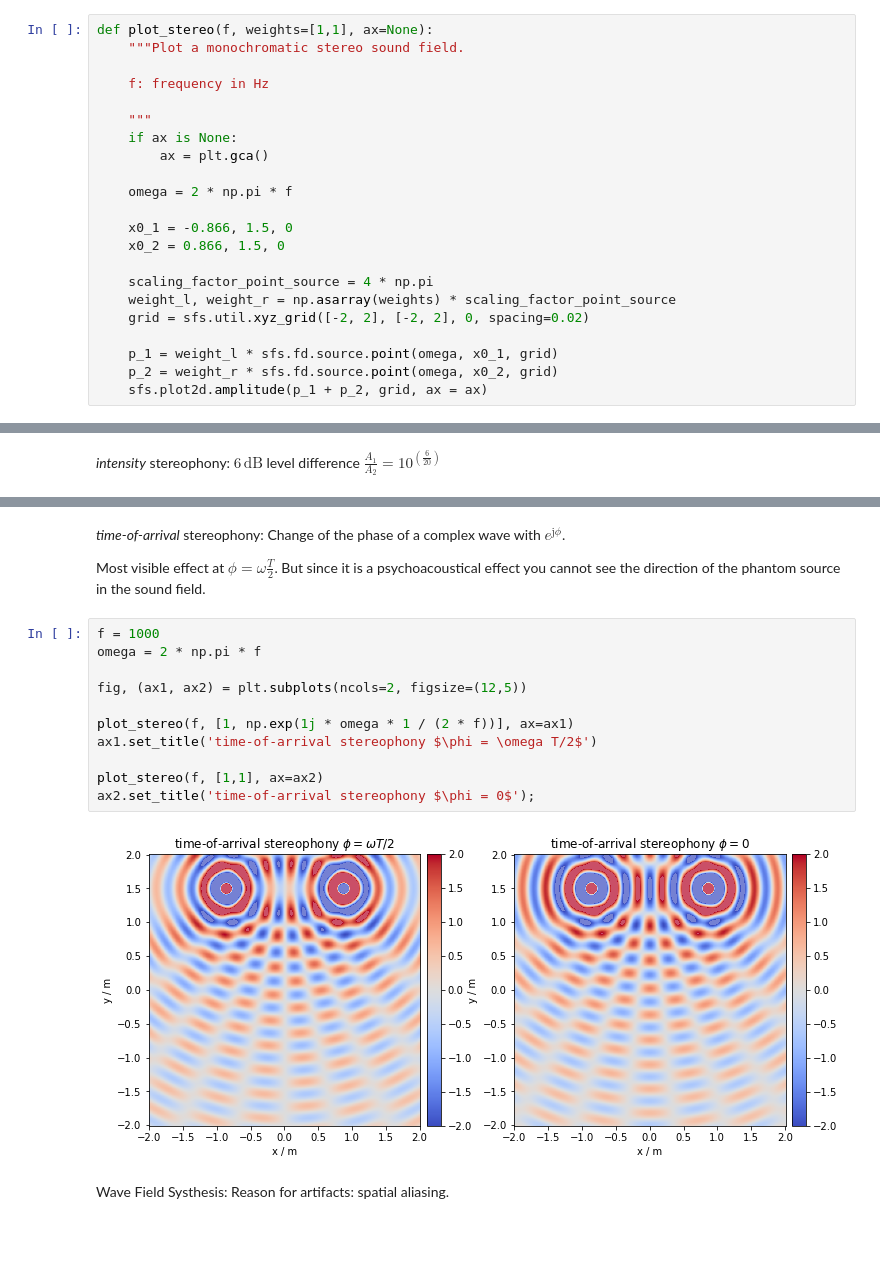
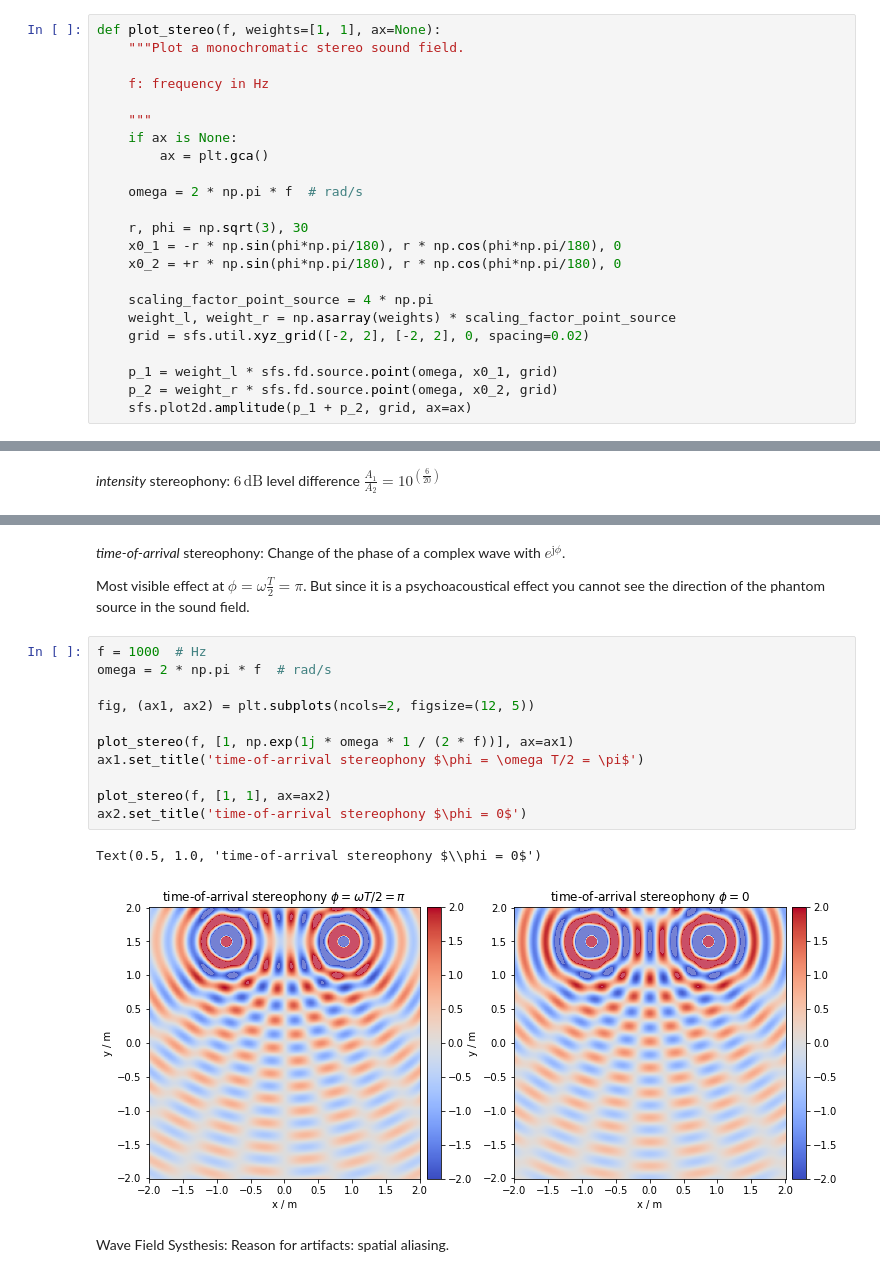
Before and after one commit to spatialaudio/communication-acoustics-exercises, a Jupyter notebook: reproduction-solutions.ipynb, the cells around one changed output, grey strips where cells are left out. Cells and saved outputs as stored; diff of their text form; blank space fills up the shorter version.

```diff
--- a/reproduction-solutions.ipynb
+++ b/reproduction-solutions.ipynb
@@ -53,7 +55,7 @@ One would need an animation of some kind to see the direction of propagation (th
 
 The level doesn't decay over distance (another trick question!).
 # %%
-def plot_stereo(f, weights=[1,1], ax=None):
+def plot_stereo(f, weights=[1, 1], ax=None):
     """Plot a monochromatic stereo sound field.
 
     f: frequency in Hz
@@ -62,10 +64,11 @@ def plot_stereo(f, weights=[1,1], ax=None):
     if ax is None:
         ax = plt.gca()
 
-    omega = 2 * np.pi * f
+    omega = 2 * np.pi * f  # rad/s
 
-    x0_1 = -0.866, 1.5, 0
-    x0_2 = 0.866, 1.5, 0
+    r, phi = np.sqrt(3), 30
+    x0_1 = -r * np.sin(phi*np.pi/180), r * np.cos(phi*np.pi/180), 0
+    x0_2 = +r * np.sin(phi*np.pi/180), r * np.cos(phi*np.pi/180), 0
 
     scaling_factor_point_source = 4 * np.pi
     weight_l, weight_r = np.asarray(weights) * scaling_factor_point_source
@@ -73,7 +76,7 @@ def plot_stereo(f, weights=[1,1], ax=None):
 
     p_1 = weight_l * sfs.fd.source.point(omega, x0_1, grid)
     p_2 = weight_r * sfs.fd.source.point(omega, x0_2, grid)
-    sfs.plot2d.amplitude(p_1 + p_2, grid, ax = ax)
+    sfs.plot2d.amplitude(p_1 + p_2, grid, ax=ax)
 # %%
 plot_stereo(1000)
 # %% [output]
@@ -95,20 +99,21 @@ ax2.set_title('intensity stereophony $0\,$dB');
 # %% [markdown]
 *time-of-arrival* stereophony: Change of the phase of a complex wave with $e^{\text{j}\phi}$.
 
-Most visible effect at $\phi=\omega \frac{T}{2}$. But since it is a psychoacoustical effect you cannot see the direction of the phantom source in the sound field.
+Most visible effect at $\phi=\omega \frac{T}{2}=\pi$. But since it is a psychoacoustical effect you cannot see the direction of the phantom source in the sound field.
 # %%
-f = 1000
-omega = 2 * np.pi * f
+f = 1000  # Hz
+omega = 2 * np.pi * f  # rad/s
 
-fig, (ax1, ax2) = plt.subplots(ncols=2, figsize=(12,5))
+fig, (ax1, ax2) = plt.subplots(ncols=2, figsize=(12, 5))
 
 plot_stereo(f, [1, np.exp(1j * omega * 1 / (2 * f))], ax=ax1)
-ax1.set_title('time-of-arrival stereophony $\phi = \omega T/2$')
+ax1.set_title('time-of-arrival stereophony $\phi = \omega T/2 = \pi$')
 
-plot_stereo(f, [1,1], ax=ax2)
-ax2.set_title('time-of-arrival stereophony $\phi = 0$');
+plot_stereo(f, [1, 1], ax=ax2)
+ax2.set_title('time-of-arrival stereophony $\phi = 0$')
 # %% [output]
+Text(0.5, 1.0, 'time-of-arrival stereophony $\\phi = 0$')
-[figure, old version]
+[figure, new version]
 # %% [markdown]
 Wave Field Systhesis: Reason for artifacts: spatial aliasing.
 # %% [markdown]
```
Also changed, not shown: parts of 8 cells of this notebook, 1 other file.
